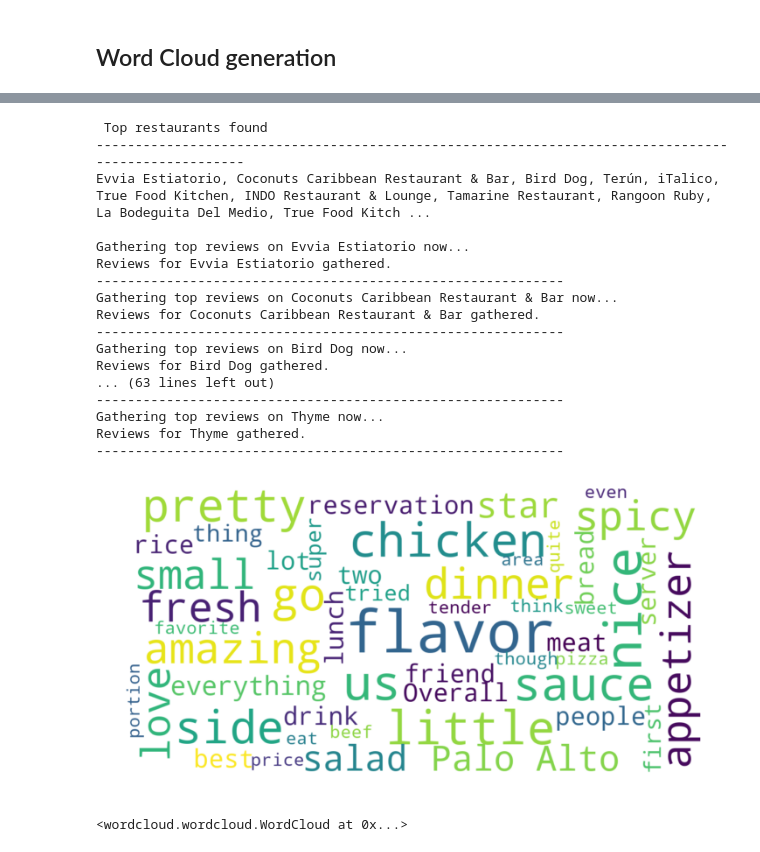
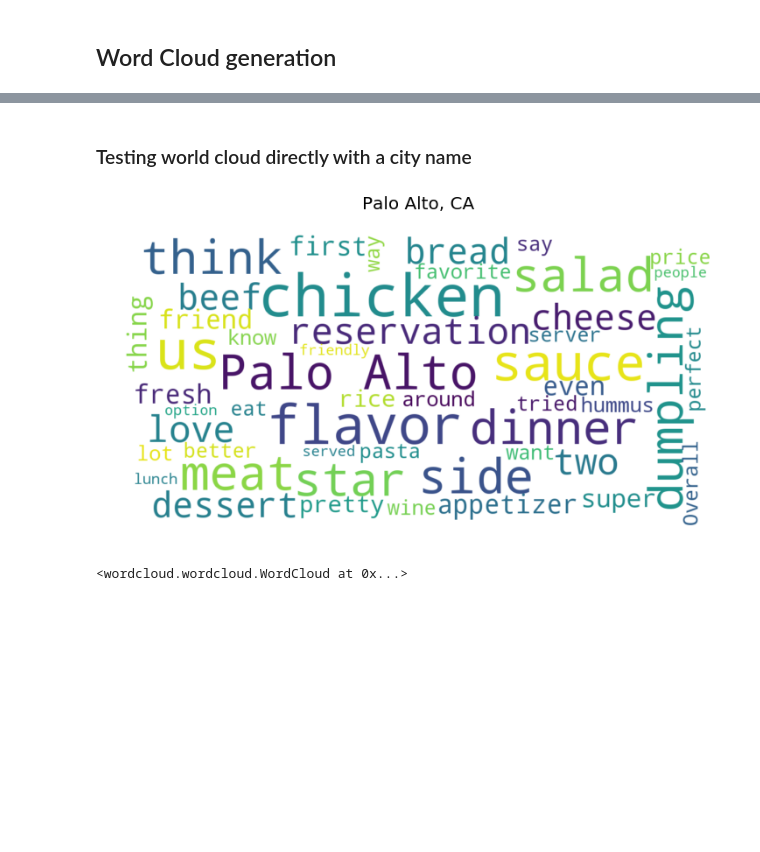
Before and after one commit to tirthajyoti/Web-Database-Analytics, a Jupyter notebook: Yelp_Review/Yelp_Reviews_Wordcloud.ipynb, the cells around one changed output, grey strips where cells are left out. Cells and saved outputs as stored; diff of their text form; code cells hidden in the pictures; blank space fills up the shorter version.

Commit message:
Word Clouds from city name

```diff
--- a/Yelp_Review/Yelp_Reviews_Wordcloud.ipynb
+++ b/Yelp_Review/Yelp_Reviews_Wordcloud.ipynb
@@ -140,11 +129,12 @@ def build_restaurant_names (soup):
 def build_restaurant_links (soup):
     restaurant_links=[]
     for a in soup.find_all('a'):
-        if 'class' in a.attrs:
-            #print(a.attrs)
-            if a.attrs['class']==['js-analytics-click']:
-                restaurant_links.append(a.attrs['href'])
-    _=restaurant_links.pop(0)
+        if 'data-analytics-label' in a.attrs:
+            if a.attrs['data-analytics-label']=='biz-name':
+                if "osq=Restaurants" in str(a.attrs['href']):
+                    restaurant_links.append(a.attrs['href'])
+
+    #_=restaurant_links.pop(0)
 
     for i in range(len(restaurant_links)):
         link='https://yelp.com'+restaurant_links[i]
@@ -154,5 +265,5 @@ def build_restaurant_links (soup):
 # %%
-def gather_reviews(df,num_reviews,verbosity=1):
+def gather_reviews(df,num_reviews,verbosity=0):
 
     reviews={}
     num_links=df.shape[0]
@@ -200,5 +313,5 @@ def gather_reviews(df,num_reviews,verbosity=1):
 # %%
-def get_reviews_place(num_restaurant=10,num_reviews=20,place=None,verbosity=1):
+def get_reviews_place(num_restaurant=10,num_reviews=20,place=None,verbosity=0):
 
     if place==None:
         df_restaurants = query_restaurant_place(num_restaurant=num_restaurant,verbosity=verbosity)
@@ -309,6 +424,6 @@ def plot_wc(wc,place=None, restaurant=None):
 # %%
 def wordcloud_city(place=None,num_restaurant=10,num_reviews=20,stopword_list=None,
-                   disable_default_stopwords=False,verbosity=1):
+                   disable_default_stopwords=False,verbosity=0):
 
     from PIL import Image
     from wordcloud import WordCloud, STOPWORDS
@@ -353,22 +474,7 @@ wordcloud_from_reviews(rev)
+# %% [markdown]
+### Testing world cloud directly with a city name
 # %%
-wordcloud_city(place='Palo Alto, CA',num_restaurant=25)
+wordcloud_city(place='Palo Alto, CA',num_restaurant=20)
 # %% [output]
+[figure, new version]
- Top restaurants found
-----------------------------------------------------------------------------------------------------
-Evvia Estiatorio, Coconuts Caribbean Restaurant & Bar, Bird Dog, Terún, iTalico, True Food Kitchen, INDO Restaurant & Lounge, Tamarine Restaurant, Rangoon Ruby, La Bodeguita Del Medio, True Food Kitch ...
-
-Gathering top reviews on Evvia Estiatorio now...
-Reviews for Evvia Estiatorio gathered.
-------------------------------------------------------------
-Gathering top reviews on Coconuts Caribbean Restaurant & Bar now...
-Reviews for Coconuts Caribbean Restaurant & Bar gathered.
-------------------------------------------------------------
-Gathering top reviews on Bird Dog now...
-Reviews for Bird Dog gathered.
-... (63 lines left out)
-------------------------------------------------------------
-Gathering top reviews on Thyme now...
-Reviews for Thyme gathered.
-------------------------------------------------------------
+<wordcloud.wordcloud.WordCloud at 0x...>
-[figure, old version]
-<wordcloud.wordcloud.WordCloud at 0x...>
```
Also changed, not shown: parts of 45 cells of this notebook.
